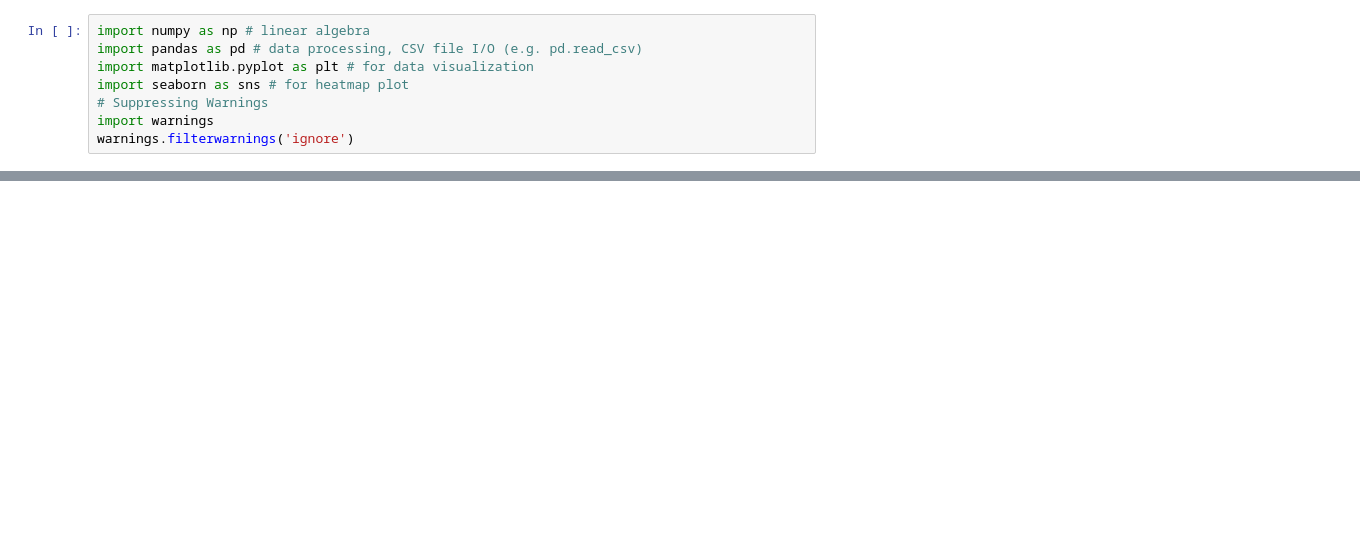
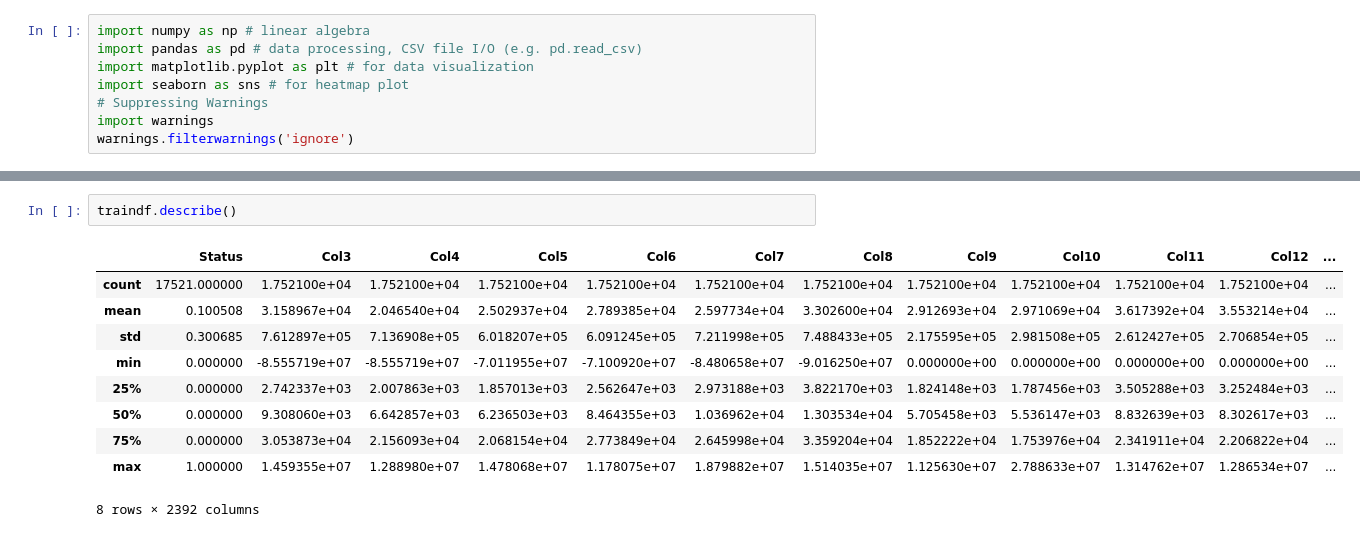
Before and after one commit to krsna540/Hackthons, a Jupyter notebook: HDFC_Hackthon.ipynb, the cells around one changed output, grey strips where cells are left out. Cells and saved outputs as stored; diff of their text form; blank space fills up the shorter version.

```diff
--- a/HDFC_Hackthon.ipynb
+++ b/HDFC_Hackthon.ipynb
@@ -41,3 +36,16 @@ df.head()
 | 3 | 0 | 6.727043e+05 | 8.181116e+05 | 6.794893e+05 | 6.794893e+05 | 8.257254e+05 | 7.605803e+05 | 3.577134e+05 | 4.236612e+05 | 4.304848e+05 | 4.065539e+05 | ... |
 | 4 | 0 | -1.218742e+06 | -3.005361e+06 | -1.666241e+05 | -2.403574e+06 | 2.583183e+06 | 2.086546e+06 | 5.938358e+06 | 5.446532e+06 | 3.473444e+06 | 3.262168e+06 | ... |
 5 rows × 2394 columns
+# %%
+traindf.describe()
+# %% [output]
+|  | Status | Col3 | Col4 | Col5 | Col6 | Col7 | Col8 | Col9 | Col10 | Col11 | Col12 | ... |
+| count | 17521.000000 | 1.752100e+04 | 1.752100e+04 | 1.752100e+04 | 1.752100e+04 | 1.752100e+04 | 1.752100e+04 | 1.752100e+04 | 1.752100e+04 | 1.752100e+04 | 1.752100e+04 | ... |
+| mean | 0.100508 | 3.158967e+04 | 2.046540e+04 | 2.502937e+04 | 2.789385e+04 | 2.597734e+04 | 3.302600e+04 | 2.912693e+04 | 2.971069e+04 | 3.617392e+04 | 3.553214e+04 | ... |
+| std | 0.300685 | 7.612897e+05 | 7.136908e+05 | 6.018207e+05 | 6.091245e+05 | 7.211998e+05 | 7.488433e+05 | 2.175595e+05 | 2.981508e+05 | 2.612427e+05 | 2.706854e+05 | ... |
+| min | 0.000000 | -8.555719e+07 | -8.555719e+07 | -7.011955e+07 | -7.100920e+07 | -8.480658e+07 | -9.016250e+07 | 0.000000e+00 | 0.000000e+00 | 0.000000e+00 | 0.000000e+00 | ... |
+| 25% | 0.000000 | 2.742337e+03 | 2.007863e+03 | 1.857013e+03 | 2.562647e+03 | 2.973188e+03 | 3.822170e+03 | 1.824148e+03 | 1.787456e+03 | 3.505288e+03 | 3.252484e+03 | ... |
+| 50% | 0.000000 | 9.308060e+03 | 6.642857e+03 | 6.236503e+03 | 8.464355e+03 | 1.036962e+04 | 1.303534e+04 | 5.705458e+03 | 5.536147e+03 | 8.832639e+03 | 8.302617e+03 | ... |
+| 75% | 0.000000 | 3.053873e+04 | 2.156093e+04 | 2.068154e+04 | 2.773849e+04 | 2.645998e+04 | 3.359204e+04 | 1.852222e+04 | 1.753976e+04 | 2.341911e+04 | 2.206822e+04 | ... |
+| max | 1.000000 | 1.459355e+07 | 1.288980e+07 | 1.478068e+07 | 1.178075e+07 | 1.879882e+07 | 1.514035e+07 | 1.125630e+07 | 2.788633e+07 | 1.314762e+07 | 1.286534e+07 | ... |
+8 rows × 2392 columns
```
Also changed, not shown: parts of 11 cells of this notebook.
